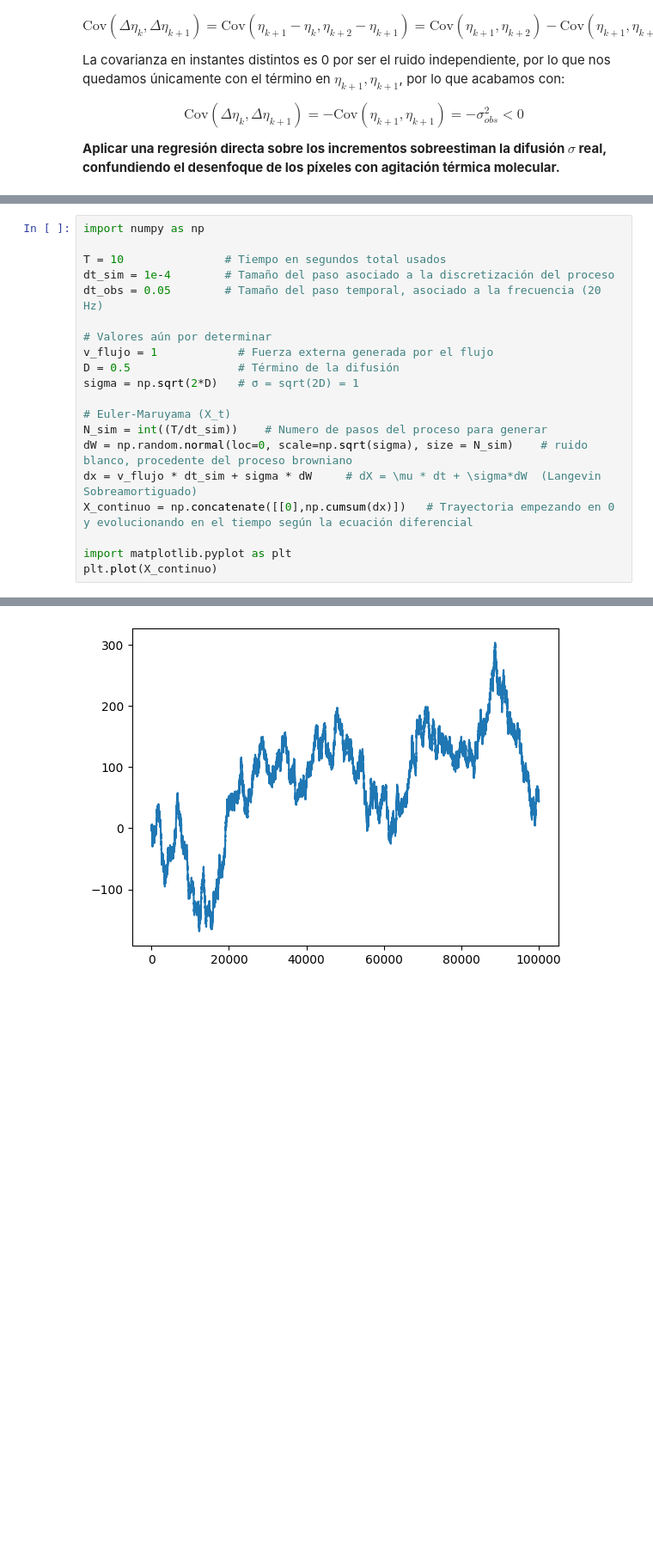
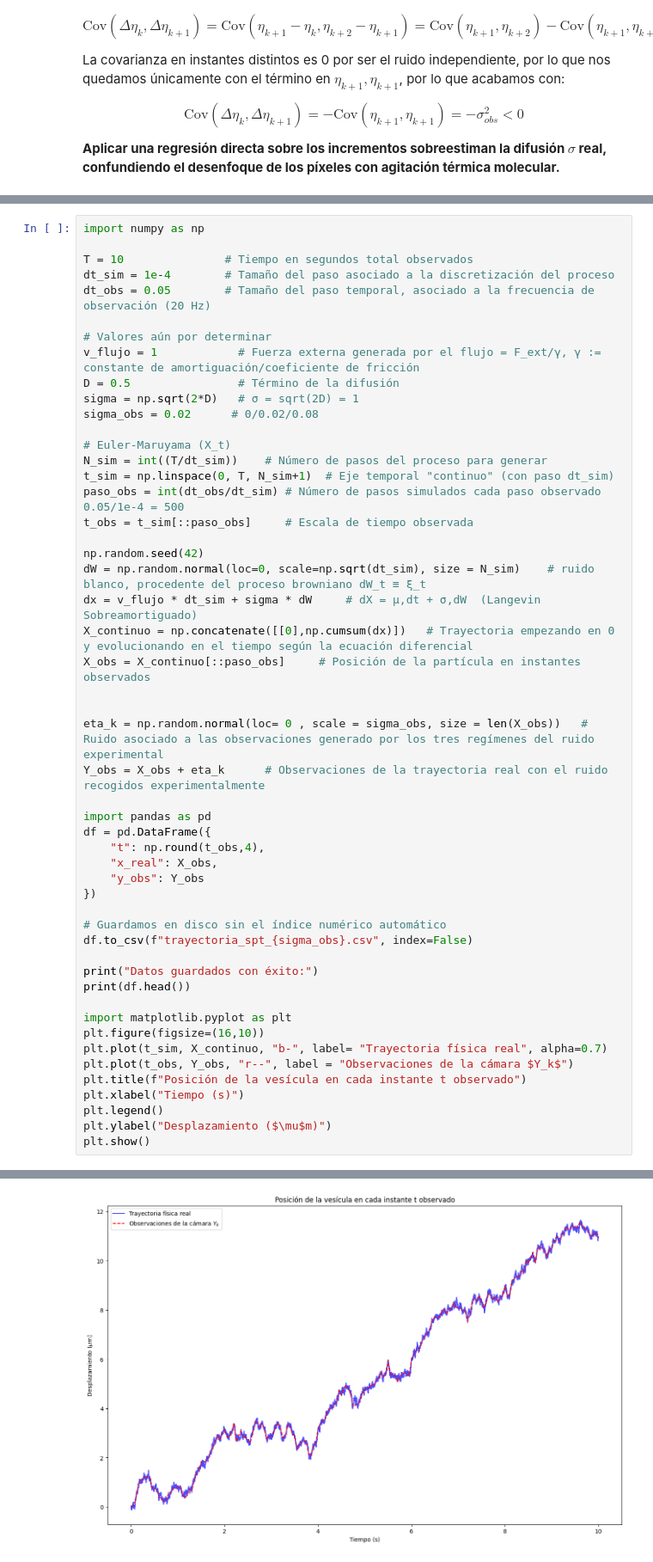
Before and after one commit to Jojo3235/proyectos-2, a Jupyter notebook: generate_data.ipynb, the cells around one changed output, grey strips where cells are left out. Shown at 86% size. Saved outputs shown, nothing was run; the diff lists cells and outputs as text; blank space fills up the shorter version.

```diff
--- a/generate_data.ipynb
+++ b/generate_data.ipynb
@@ -40,21 +44,52 @@ $$ \text{Cov}(\Delta \eta_k, \Delta \eta_{k+1}) = -\text{Cov}(\eta_{k+1},\eta_{k
 # %%
 import numpy as np
 
-T = 10               # Tiempo en segundos total usados
+T = 10               # Tiempo en segundos total observados
 dt_sim = 1e-4        # Tamaño del paso asociado a la discretización del proceso
-dt_obs = 0.05        # Tamaño del paso temporal, asociado a la frecuencia (20 Hz)
+dt_obs = 0.05        # Tamaño del paso temporal, asociado a la frecuencia de observación (20 Hz)
 
 # Valores aún por determinar
-v_flujo = 1            # Fuerza externa generada por el flujo
+v_flujo = 1            # Fuerza externa generada por el flujo = F_ext/γ, γ := constante de amortiguación/coeficiente de fricción
 D = 0.5                # Término de la difusión
 sigma = np.sqrt(2*D)   # σ = sqrt(2D) = 1
+sigma_obs = 0.02      # 0/0.02/0.08
 
 # Euler-Maruyama (X_t)
-N_sim = int((T/dt_sim))    # Numero de pasos del proceso para generar
-dW = np.random.normal(loc=0, scale=np.sqrt(sigma), size = N_sim)    # ruido blanco, procedente del proceso browniano
-dx = v_flujo * dt_sim + sigma * dW     # dX = \mu * dt + \sigma*dW  (Langevin Sobreamortiguado)
+N_sim = int((T/dt_sim))    # Número de pasos del proceso para generar
+t_sim = np.linspace(0, T, N_sim+1)  # Eje temporal "continuo" (con paso dt_sim)
+paso_obs = int(dt_obs/dt_sim) # Número de pasos simulados cada paso observado 0.05/1e-4 = 500
+t_obs = t_sim[::paso_obs]     # Escala de tiempo observada
+
+np.random.seed(42)
+dW = np.random.normal(loc=0, scale=np.sqrt(dt_sim), size = N_sim)    # ruido blanco, procedente del proceso browniano dW_t ≡ ξ_t
+dx = v_flujo * dt_sim + sigma * dW     # dX = μ,dt + σ,dW  (Langevin Sobreamortiguado)
 X_continuo = np.concatenate([[0],np.cumsum(dx)])   # Trayectoria empezando en 0 y evolucionando en el tiempo según la ecuación diferencial
+X_obs = X_continuo[::paso_obs]     # Posición de la partícula en instantes observados
+
+
+eta_k = np.random.normal(loc= 0 , scale = sigma_obs, size = len(X_obs))   # Ruido asociado a las observaciones generado por los tres regímenes del ruido experimental
+Y_obs = X_obs + eta_k      # Observaciones de la trayectoria real con el ruido recogidos experimentalmente
+
+import pandas as pd
+df = pd.DataFrame({
+    "t": np.round(t_obs,4),
+    "x_real": X_obs,
+    "y_obs": Y_obs
+})
+
+# Guardamos en disco sin el índice numérico automático
+df.to_csv(f"trayectoria_spt_{sigma_obs}.csv", index=False)
+
+print("Datos guardados con éxito:")
+print(df.head())
 
 import matplotlib.pyplot as plt
-plt.plot(X_continuo)
+plt.figure(figsize=(16,10))
+plt.plot(t_sim, X_continuo, "b-", label= "Trayectoria física real", alpha=0.7)
+plt.plot(t_obs, Y_obs, "r--", label = "Observaciones de la cámara $Y_k$")
+plt.title(f"Posición de la vesícula en cada instante t observado")
+plt.xlabel("Tiempo (s)")
+plt.legend()
+plt.ylabel("Desplazamiento ($\mu$m)")
+plt.show()
 # %% [output]
@@ -62 +103 @@ plt.plot(X_continuo)
-[figure, old version]
+[figure, new version]
```
Also changed, not shown: parts of 2 cells of this notebook, 4 other files.
